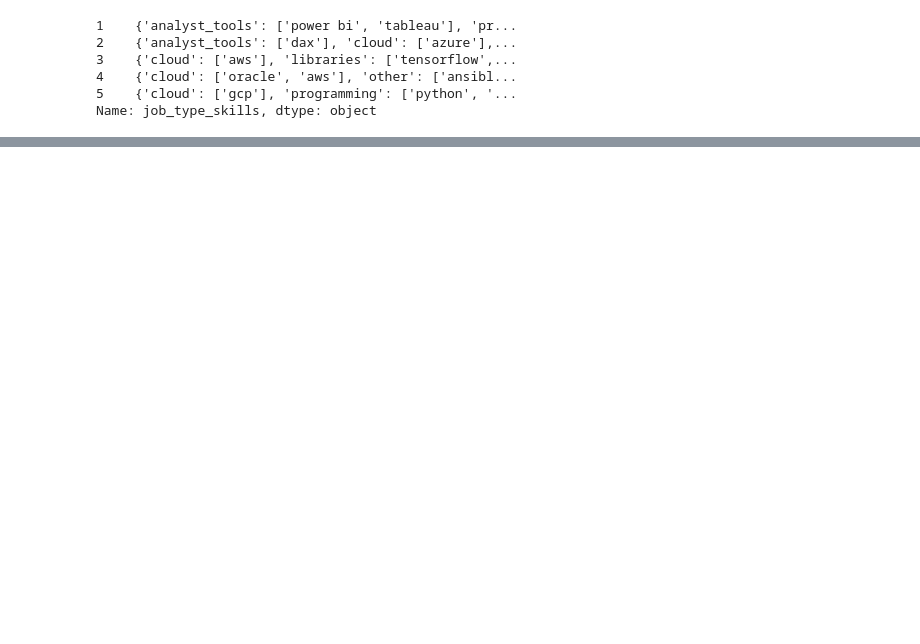
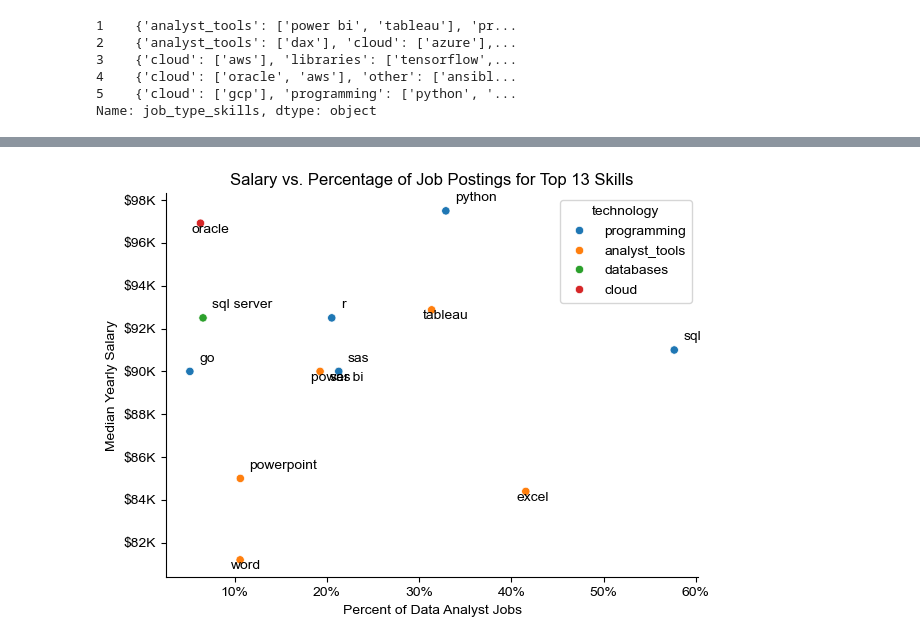
Before and after one commit to poghospa/VS_folder, a Jupyter notebook: Python_Data_Project/3_PROJECT/5_Optimal_Skills.ipynb, the cells around one changed output, grey strips where cells are left out. Saved outputs shown, nothing was run; the diff lists cells and outputs as text; code cells hidden in the pictures; blank space fills up the shorter version.

```diff
--- a/Python_Data_Project/3_PROJECT/5_Optimal_Skills.ipynb
+++ b/Python_Data_Project/3_PROJECT/5_Optimal_Skills.ipynb
@@ -97,4 +76,7 @@ for row in df_technology:
 for key, value in technology_dict.items():
     technology_dict[key]= list(set(value))
 # %%
+df_technology=pd.DataFrame(list(technology_dict.items()), columns=['technology', 'skills'])
+df_technology= df_technology.explode('skills')
+df_technology
 # %% [output]
@@ -121,0 +96,3 @@ dict_keys(['analyst_tools', 'programming', 'cloud', 'libraries', 'other', 'datab
+# %%
+df_plot= df_da_skills_high_demand.merge(df_technology, left_on='job_skills', right_on='skills')
+df_plot
@@ -121,0 +114,23 @@ dict_keys(['analyst_tools', 'programming', 'cloud', 'libraries', 'other', 'datab
+# %%
+from matplotlib.ticker import PercentFormatter
+
+sns.scatterplot(data=df_plot, x='skills_percent', y='median_salary', hue='technology')
+plt.xlabel('Percent of Data Analyst Jobs')
+plt.ylabel('Median Yearly Salary')
+plt.title(f'Salary vs. Percentage of Job Postings for Top {len(df_plot)} Skills')
+
+for i, skill in enumerate(df_plot.skills):
+    if i%2==0:
+        plt.text(df_plot['skills_percent'].iloc[i]+1, df_plot['median_salary'].iloc[i]+450, skill)
+    else:
+        plt.text(df_plot['skills_percent'].iloc[i]-1, df_plot['median_salary'].iloc[i]-450, skill)
+
+ax= plt.gca()
+ax.yaxis.set_major_formatter(plt.FuncFormatter(lambda y, pos: f'${y/1000:1.0f}K'))
+ax.xaxis.set_major_formatter(PercentFormatter(decimals=0))
+sns.despine()
+sns.set_theme(style='ticks')
+plt.tight_layout()
+plt.show()
+# %% [output]
+[figure, added]
```
Also changed, not shown: parts of 4 cells of this notebook, 5 other files.
